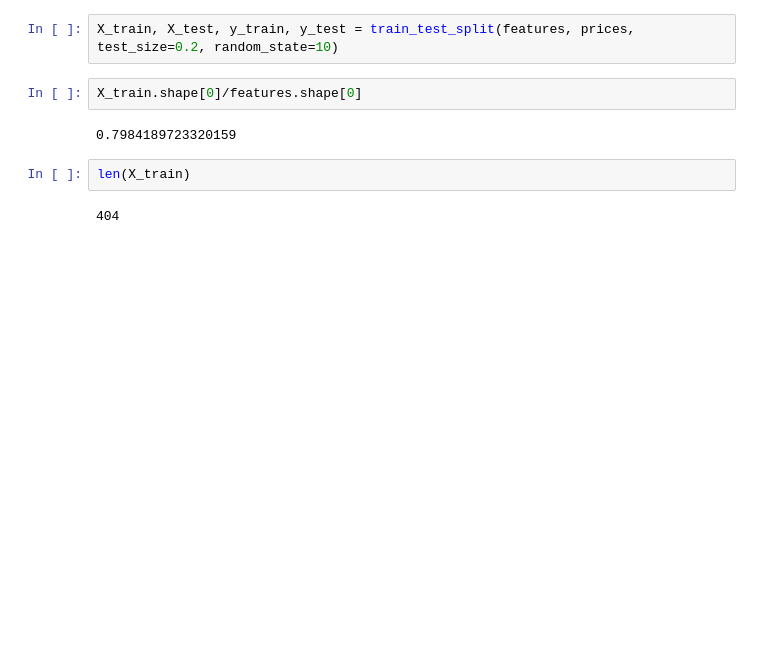
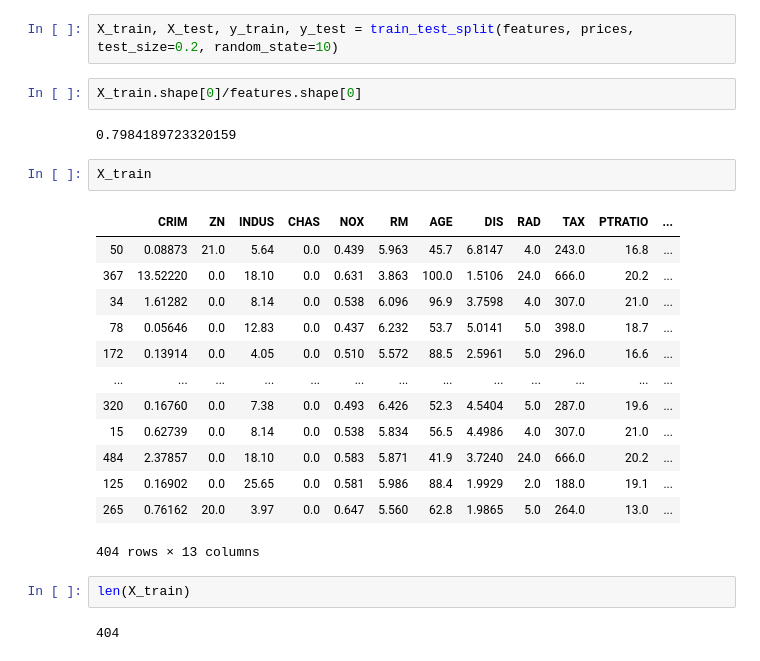
Before and after one commit to abhaypatro/House_price_predictor, a Jupyter notebook: House_price_predictor.ipynb, the cells around one changed output. Saved outputs shown, nothing was run; the diff lists cells and outputs as text; blank space fills up the shorter version.

```diff
--- a/House_price_predictor.ipynb
+++ b/House_price_predictor.ipynb
@@ -422,6 +422,22 @@ X_train, X_test, y_train, y_test = train_test_split(features, prices, test_size=
 X_train.shape[0]/features.shape[0]
 # %% [output]
 0.7984189723320159
+# %%
+X_train
+# %% [output]
+|  | CRIM | ZN | INDUS | CHAS | NOX | RM | AGE | DIS | RAD | TAX | PTRATIO | ... |
+| 50 | 0.08873 | 21.0 | 5.64 | 0.0 | 0.439 | 5.963 | 45.7 | 6.8147 | 4.0 | 243.0 | 16.8 | ... |
+| 367 | 13.52220 | 0.0 | 18.10 | 0.0 | 0.631 | 3.863 | 100.0 | 1.5106 | 24.0 | 666.0 | 20.2 | ... |
+| 34 | 1.61282 | 0.0 | 8.14 | 0.0 | 0.538 | 6.096 | 96.9 | 3.7598 | 4.0 | 307.0 | 21.0 | ... |
+| 78 | 0.05646 | 0.0 | 12.83 | 0.0 | 0.437 | 6.232 | 53.7 | 5.0141 | 5.0 | 398.0 | 18.7 | ... |
+| 172 | 0.13914 | 0.0 | 4.05 | 0.0 | 0.510 | 5.572 | 88.5 | 2.5961 | 5.0 | 296.0 | 16.6 | ... |
+| ... | ... | ... | ... | ... | ... | ... | ... | ... | ... | ... | ... | ... |
+| 320 | 0.16760 | 0.0 | 7.38 | 0.0 | 0.493 | 6.426 | 52.3 | 4.5404 | 5.0 | 287.0 | 19.6 | ... |
+| 15 | 0.62739 | 0.0 | 8.14 | 0.0 | 0.538 | 5.834 | 56.5 | 4.4986 | 4.0 | 307.0 | 21.0 | ... |
+| 484 | 2.37857 | 0.0 | 18.10 | 0.0 | 0.583 | 5.871 | 41.9 | 3.7240 | 24.0 | 666.0 | 20.2 | ... |
+| 125 | 0.16902 | 0.0 | 25.65 | 0.0 | 0.581 | 5.986 | 88.4 | 1.9929 | 2.0 | 188.0 | 19.1 | ... |
+| 265 | 0.76162 | 20.0 | 3.97 | 0.0 | 0.647 | 5.560 | 62.8 | 1.9865 | 5.0 | 264.0 | 13.0 | ... |
+404 rows × 13 columns
 # %%
 len(X_train)
 # %% [output]
```
Also changed, not shown: parts of 13 cells of this notebook.
